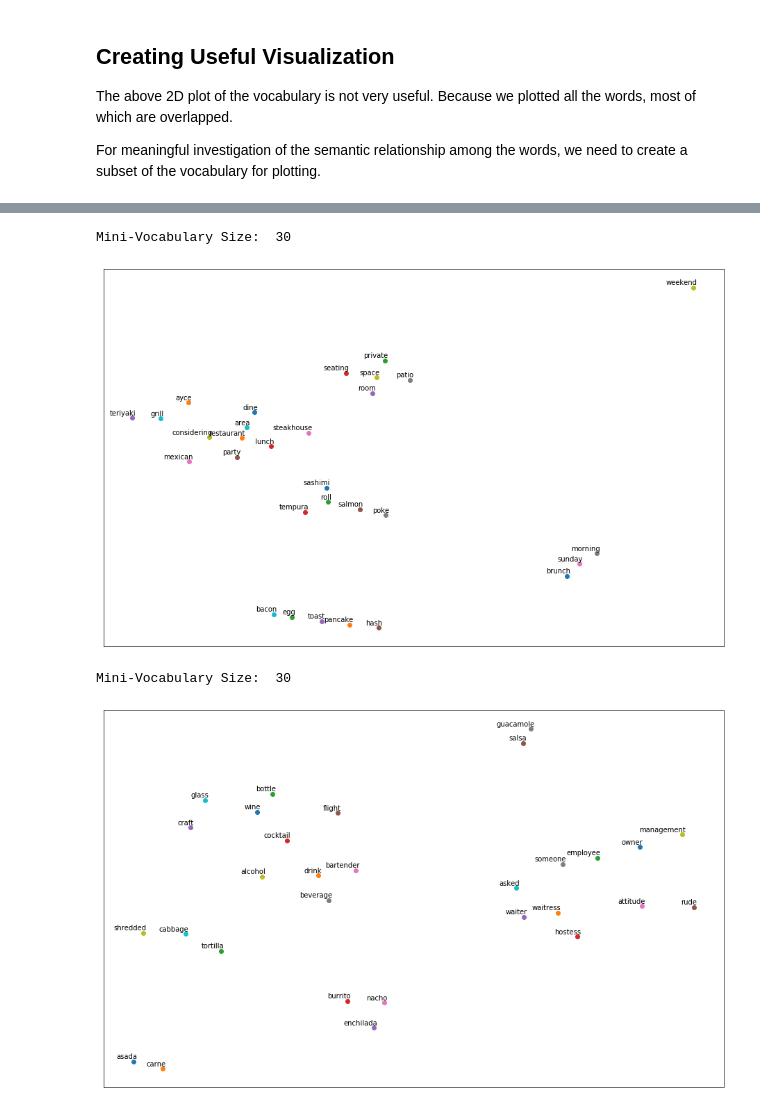
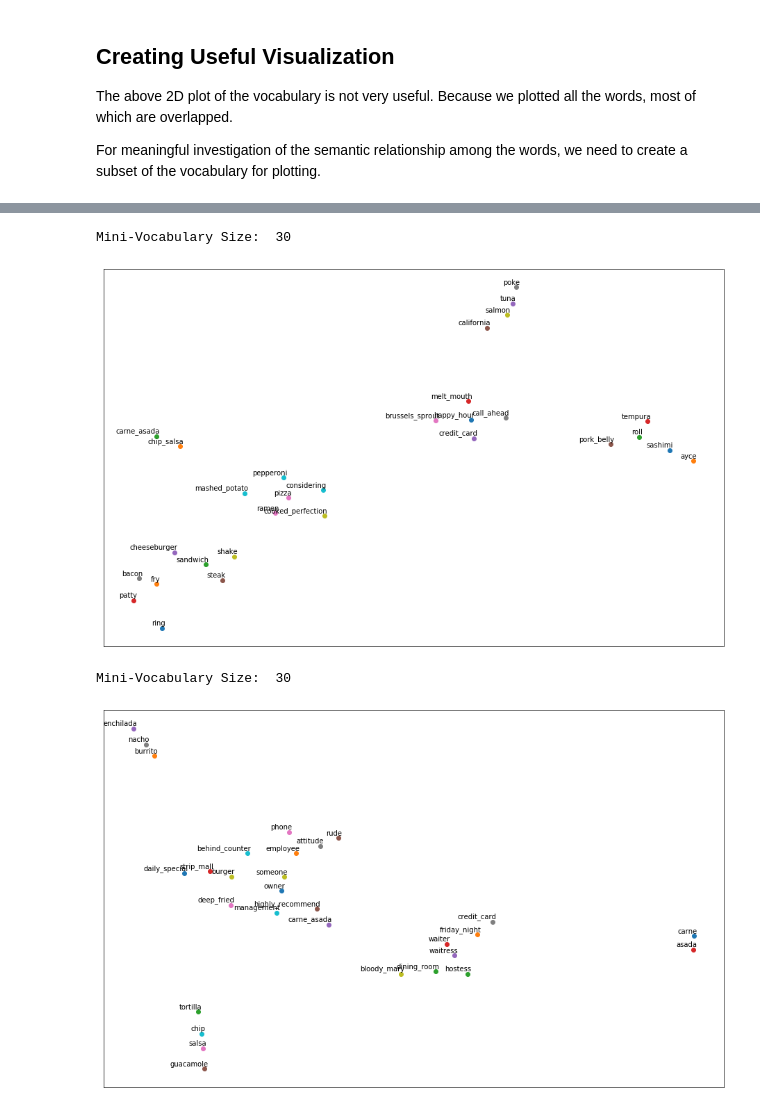
Before and after one commit to rojinadeuja/Yelp_Data_Modelling, a Jupyter notebook: 03_word_embedding_with_Word2vec.ipynb, the cells around one changed output, grey strips where cells are left out. Drawn from its saved outputs; the diff is of its cells as text; code cells hidden in the pictures.

Commit message:
Added comments and changed perplexity

```diff
--- a/03_word_embedding_with_Word2vec.ipynb
+++ b/03_word_embedding_with_Word2vec.ipynb
@@ -232,7 +234,7 @@ model.save('w2v_model_yelp_review')
 ## Load the Saved Model
 # %%
 # load word2vec model
-model = Word2Vec.load('w2v_model_yelp_review_2')
+model = Word2Vec.load('Models/w2v_model_yelp_review')
 # %% [markdown]
 ## Model Evaluation
 
@@ -472,7 +465,7 @@ for word in words:
 pca_tsne = Pipeline([("pca", PCA(n_components=0.95, random_state=42)),
 
     # perplexity should be much smaller than the size of the vocabulary
-    ("tsne", TSNE(n_components=2, perplexity=0.5, random_state=42)),
+    ("tsne", TSNE(n_components=2, perplexity=1.2, random_state=42)),
 ])
 
 
@@ -509,7 +502,7 @@ Create a subset of the vocabulary that contains
 - words most similar to these words
 
 '''
-key_words = ['dining', 'sushi','breakfast']
+key_words = ['highly_recommend', 'sushi', 'burger']
 
 words = [] # subset of vocabulary
 
@@ -539,7 +532,7 @@ for word in words:
 pca_tsne = Pipeline([("pca", PCA(n_components=0.95, random_state=42)),
 
     # perplexity should be much smaller than the size of the vocabulary
-    ("tsne", TSNE(n_components=2, perplexity=0.9, random_state=42)),
+    ("tsne", TSNE(n_components=2, perplexity=1, random_state=42)),
 ])
 
 
@@ -568,7 +561,7 @@ plt.yticks([])
 plt.show()
 # %% [output]
 Mini-Vocabulary Size:  30
-[figure, old version]
+[figure, new version]
 # %%
 '''
 Create a subset of the vocabulary that contains
@@ -576,7 +569,7 @@ Create a subset of the vocabulary that contains
 - words most similar to these words
 
 '''
-key_words = ['beer', 'manager','taco']
+key_words = ['happy_hour', 'manager','taco']
 
 words = [] # subset of vocabulary
 
@@ -606,33 +599,33 @@ for word in words:
 pca_tsne = Pipeline([("pca", PCA(n_components=0.95, random_state=42)),
 
     # perplexity should be much smaller than the size of the vocabulary
-    ("tsne", TSNE(n_components=2, perplexity=3, random_state=42)),
+    ("tsne", TSNE(n_components=2, perplexity=1.5, random_state=42)),
 ])
 
 
 new_values = pca_tsne.fit_transform(tokens)
 
 
 # get the two coordinates in two lists
 x = []
 y = []
 for value in new_values:
     x.append(value[0])
     y.append(value[1])
 
 plt.figure(figsize=(16, 10))
 for i in range(len(x)):
     plt.scatter(x[i],y[i])
     plt.annotate(labels[i],  # text of the annotation
                  xy=(x[i], y[i]), # The point (x,y) to annotate.
                  xytext=(5, 2),   # The position (x,y) to place the text at. If None, defaults to xy.
                  textcoords='offset points', # The coordinate system that xy text is given in.
                  ha='right', # horizontal alignment
                  va='bottom') # vertical alignment
 
 plt.xticks([])
 plt.yticks([])
 plt.show()
 # %% [output]
 Mini-Vocabulary Size:  30
-[figure, old version]
+[figure, new version]
```
Also changed, not shown: parts of 23 cells of this notebook.
